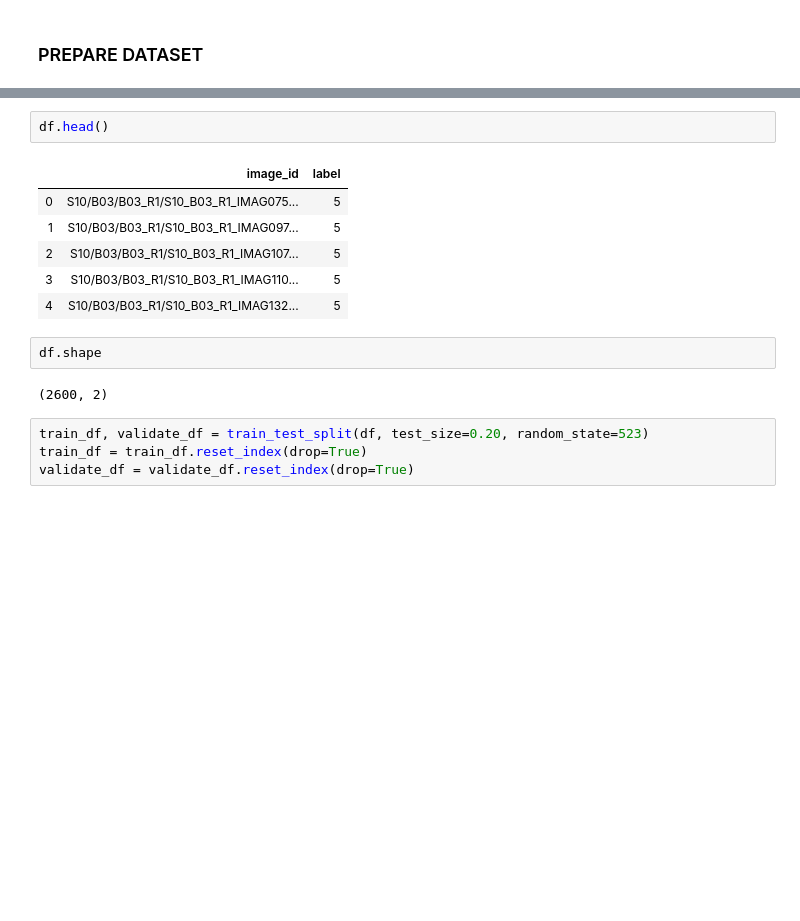
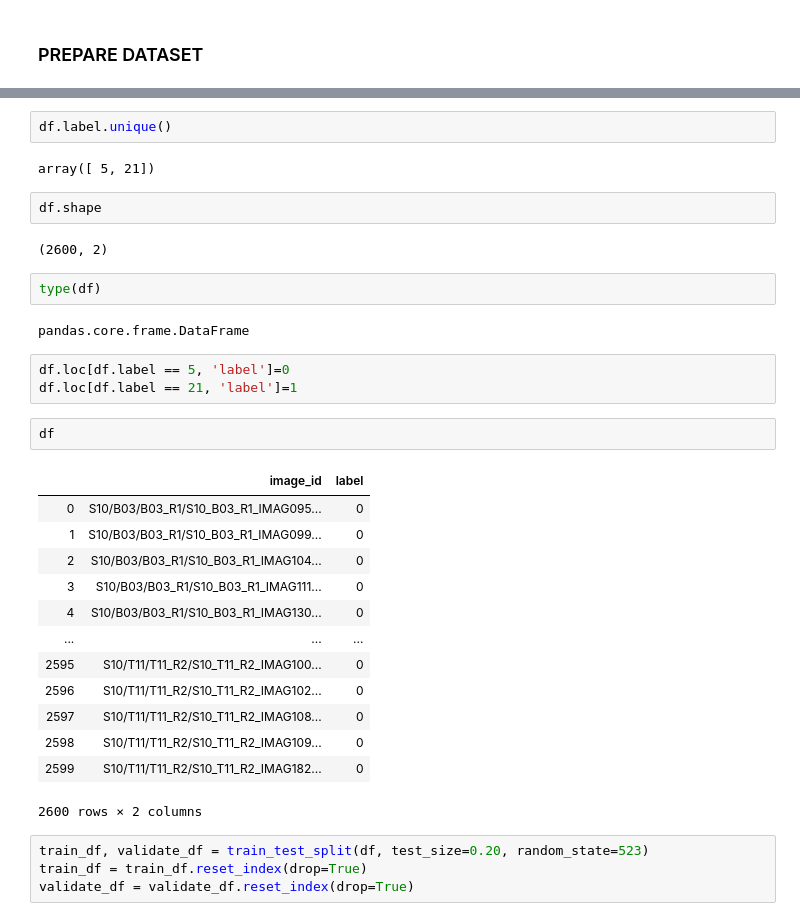
Before and after one commit to celinezhang2019/serengeti, a Jupyter notebook: data_prepare.ipynb, the cells around one changed output, grey strips where cells are left out. Saved outputs shown, nothing was run; the diff lists cells and outputs as text; blank space fills up the shorter version.

```diff
--- a/data_prepare.ipynb
+++ b/data_prepare.ipynb
@@ -84,16 +85,34 @@ plt.show()
-# %%
-df.head()
-# %% [output]
-|  | image_id | label |
-| 0 | S10/B03/B03_R1/S10_B03_R1_IMAG075... | 5 |
-| 1 | S10/B03/B03_R1/S10_B03_R1_IMAG097... | 5 |
-| 2 | S10/B03/B03_R1/S10_B03_R1_IMAG107... | 5 |
-| 3 | S10/B03/B03_R1/S10_B03_R1_IMAG110... | 5 |
-| 4 | S10/B03/B03_R1/S10_B03_R1_IMAG132... | 5 |
+# %%
+df.label.unique()
+# %% [output]
+array([ 5, 21])
 # %%
 df.shape
 # %% [output]
 (2600, 2)
+# %%
+type(df)
+# %% [output]
+pandas.core.frame.DataFrame
+# %%
+df.loc[df.label == 5, 'label']=0
+df.loc[df.label == 21, 'label']=1
+# %%
+df
+# %% [output]
+|  | image_id | label |
+| 0 | S10/B03/B03_R1/S10_B03_R1_IMAG095... | 0 |
+| 1 | S10/B03/B03_R1/S10_B03_R1_IMAG099... | 0 |
+| 2 | S10/B03/B03_R1/S10_B03_R1_IMAG104... | 0 |
+| 3 | S10/B03/B03_R1/S10_B03_R1_IMAG111... | 0 |
+| 4 | S10/B03/B03_R1/S10_B03_R1_IMAG130... | 0 |
+| ... | ... | ... |
+| 2595 | S10/T11/T11_R2/S10_T11_R2_IMAG100... | 0 |
+| 2596 | S10/T11/T11_R2/S10_T11_R2_IMAG102... | 0 |
+| 2597 | S10/T11/T11_R2/S10_T11_R2_IMAG108... | 0 |
+| 2598 | S10/T11/T11_R2/S10_T11_R2_IMAG109... | 0 |
+| 2599 | S10/T11/T11_R2/S10_T11_R2_IMAG182... | 0 |
+2600 rows × 2 columns
 # %%
 train_df, validate_df = train_test_split(df, test_size=0.20, random_state=523)
 train_df = train_df.reset_index(drop=True)
```
Also changed, not shown: parts of 46 cells of this notebook.
